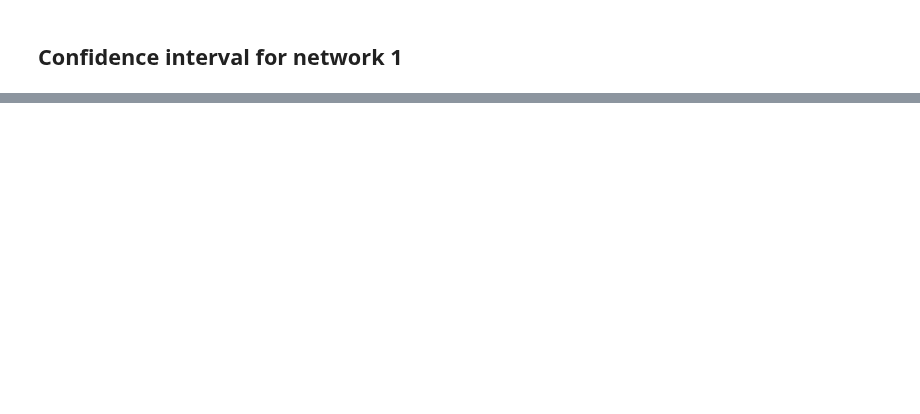
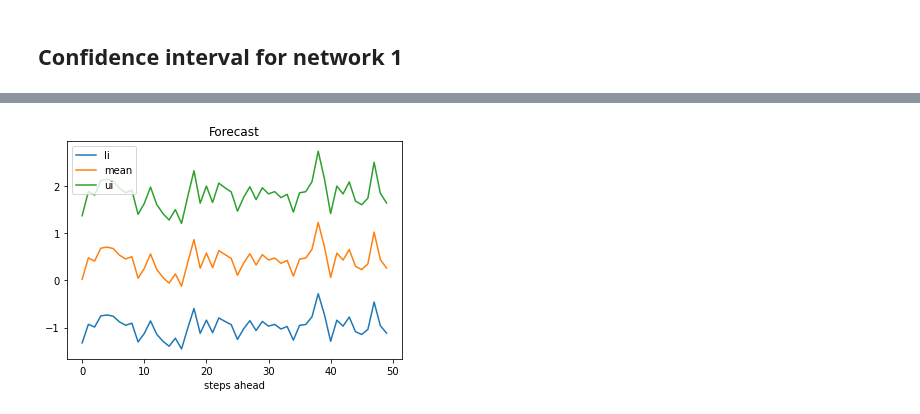
Before and after one commit to vettorefburana/Neural-Networks, a Jupyter notebook: neural_networks.ipynb, the cells around one changed output, grey strips where cells are left out. Drawn from its saved outputs; the diff is of its cells as text; code cells hidden in the pictures; blank space fills up the shorter version.

```diff
--- a/neural_networks.ipynb
+++ b/neural_networks.ipynb
@@ -165,12 +332,14 @@ plt.show()
 # %%
 # plot confidence interval
 li = mean - 1.96*var
 ui = mean + 1.96*var
 fin = np.concatenate((li, mean, ui), axis = 1)
 plt.plot(fin)
 plt.title('Forecast')
 plt.xlabel('steps ahead')
-#plt.legend(["li",'mean', "ui"], loc='upper left')
+plt.legend(["li",'mean', "ui"], loc='upper left')
 plt.show()
+# %% [output]
+[figure, added]
 # %%
 # feature importance
```
Also changed, not shown: parts of 18 cells of this notebook.
